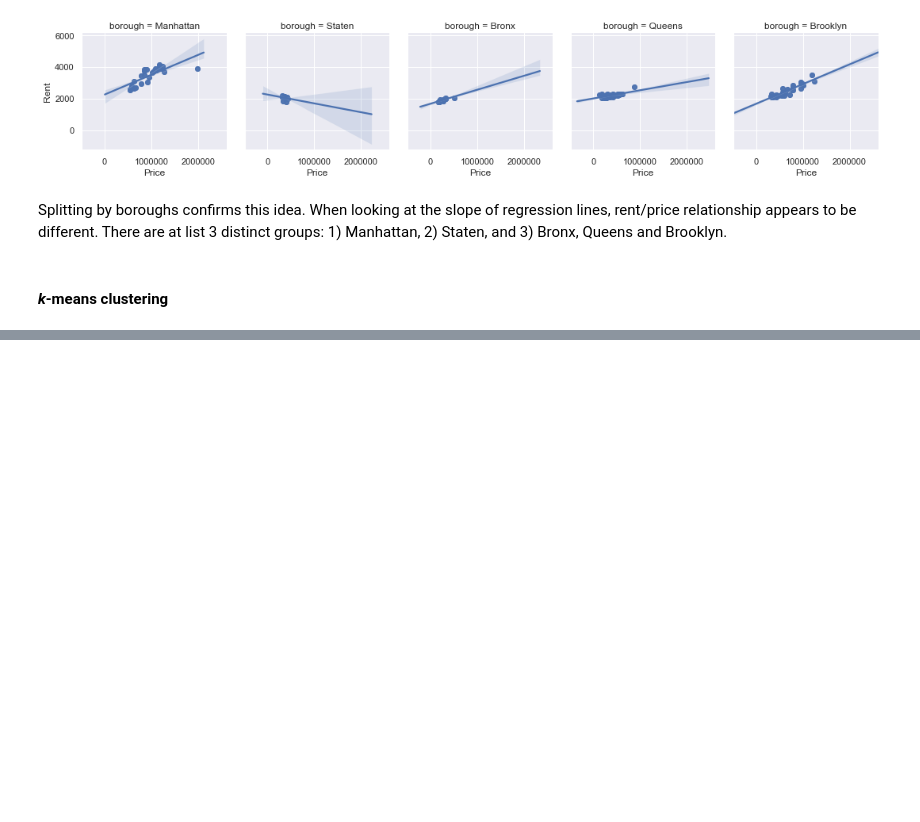
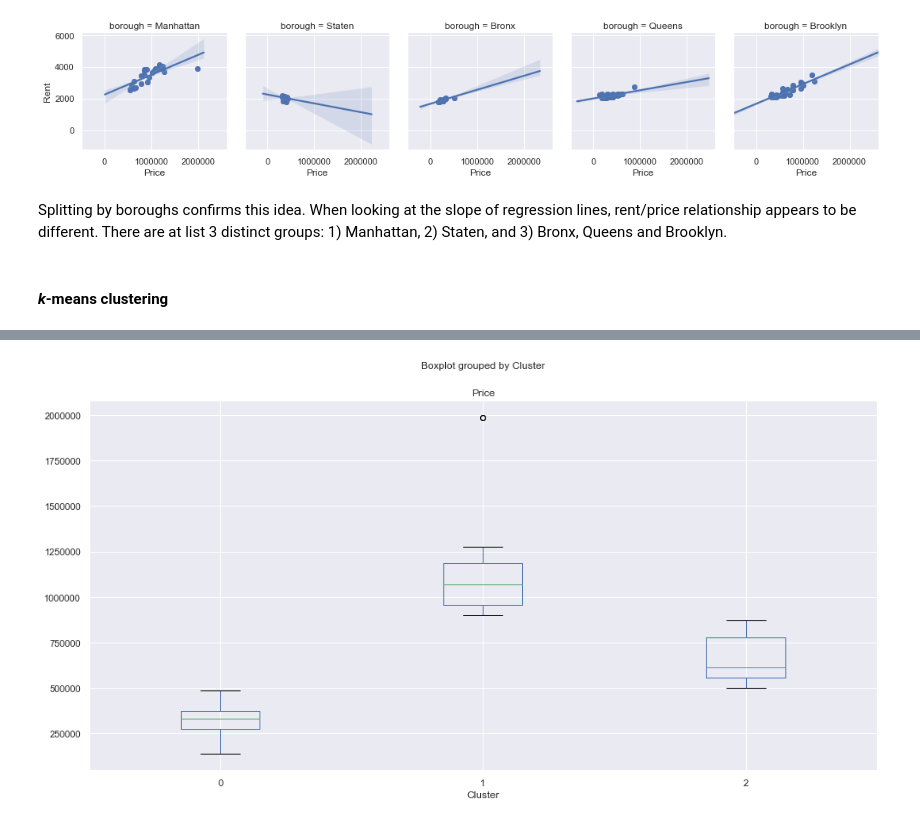
Before and after one commit to allaccountstaken/predicting_urban_home_values, a Jupyter notebook: Predicting Home Values Using Venues.ipynb, the cells around one changed output, grey strips where cells are left out. Cells and saved outputs as stored; diff of their text form; code cells hidden in the pictures; blank space fills up the shorter version.

```diff
--- a/Predicting Home Values Using Venues.ipynb
+++ b/Predicting Home Values Using Venues.ipynb
@@ -196,0 +257,4 @@ Splitting by boroughs confirms this idea. When looking at the slope of regressio
+# %%
+ax = df_nyc_prices_rents.boxplot(column='Price', by='Cluster', figsize=(16, 8), rot=0)
+# %% [output]
+[figure, added]
```
Also changed, not shown: parts of 9 cells of this notebook.
